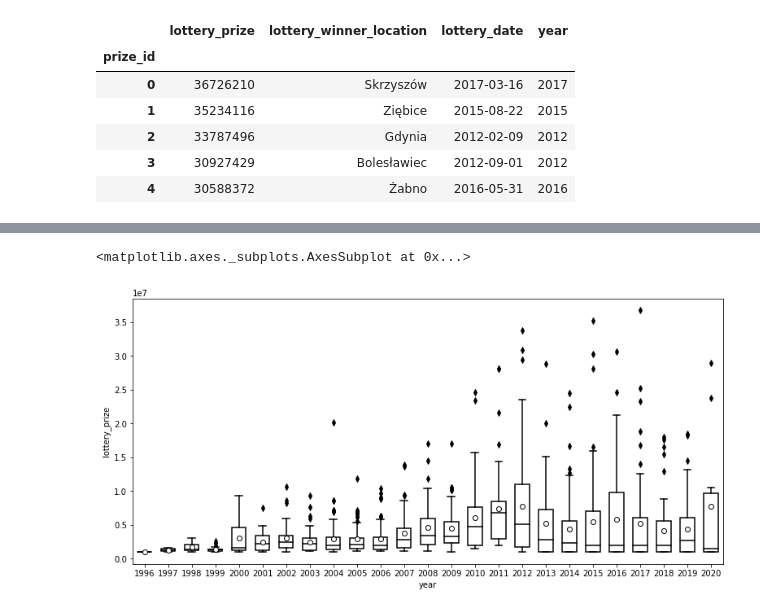
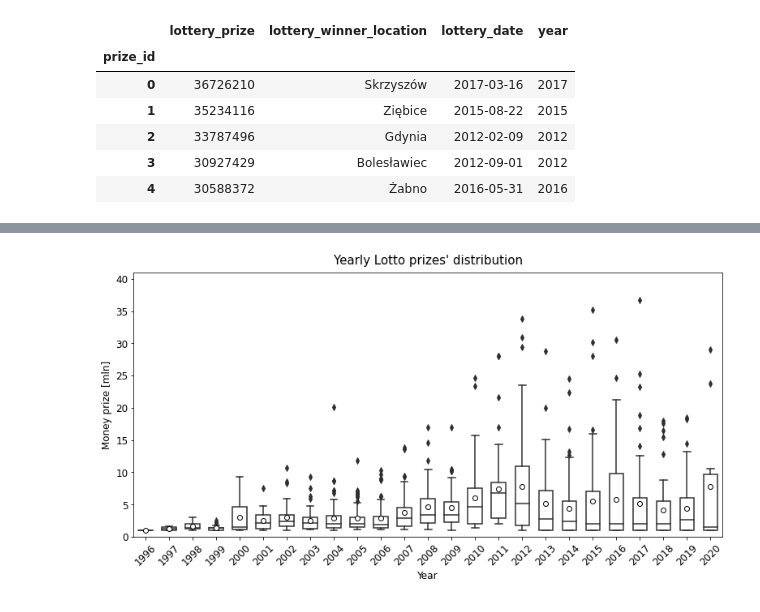
Before and after one commit to piotrsoczewka/Lotto, a Jupyter notebook: Data import and analysis.ipynb, the cells around one changed output, grey strips where cells are left out. Cells and saved outputs as stored; diff of their text form; code cells hidden in the pictures.

```diff
--- a/Data import and analysis.ipynb
+++ b/Data import and analysis.ipynb
@@ -149,8 +154,15 @@ plt.show()
 # %%
-plt.figure(figsize=(13,6))
-sns.boxplot(x='year', y='lottery_prize', data=lottery_data, color='#000000', width=0.6, showmeans=True,
+fig, ax = plt.subplots()
+fig.set_size_inches([13, 6])
+ax = sns.boxplot(x='year', y='lottery_prize', data=lottery_data, color='#10138E', width=0.6, showmeans=True,
             boxprops={'facecolor':'#FFFFFF'},
             meanprops={"marker":"o", 'markeredgecolor':'#000000', 'markerfacecolor':'#FFFFFF', 'markersize':6})
+ax.set_title("Yearly Lotto prizes' distribution", fontsize=15, pad=10)
+ax.set_xlabel('Year', fontsize=12)
+ax.set_xticklabels(list(range(1996,2021)), rotation=45, fontsize=12)
+ax.set_ylabel('Money prize [mln]', fontsize=12)
+ax.set_yticklabels(list(range(0,41,5)), fontsize=12)
+ax.set_ylim(0,41000000)
+plt.show()
 # %% [output]
-<matplotlib.axes._subplots.AxesSubplot at 0x...>
-[figure, old version]
+[figure, new version]
```
Also changed, not shown: parts of 36 cells of this notebook.
